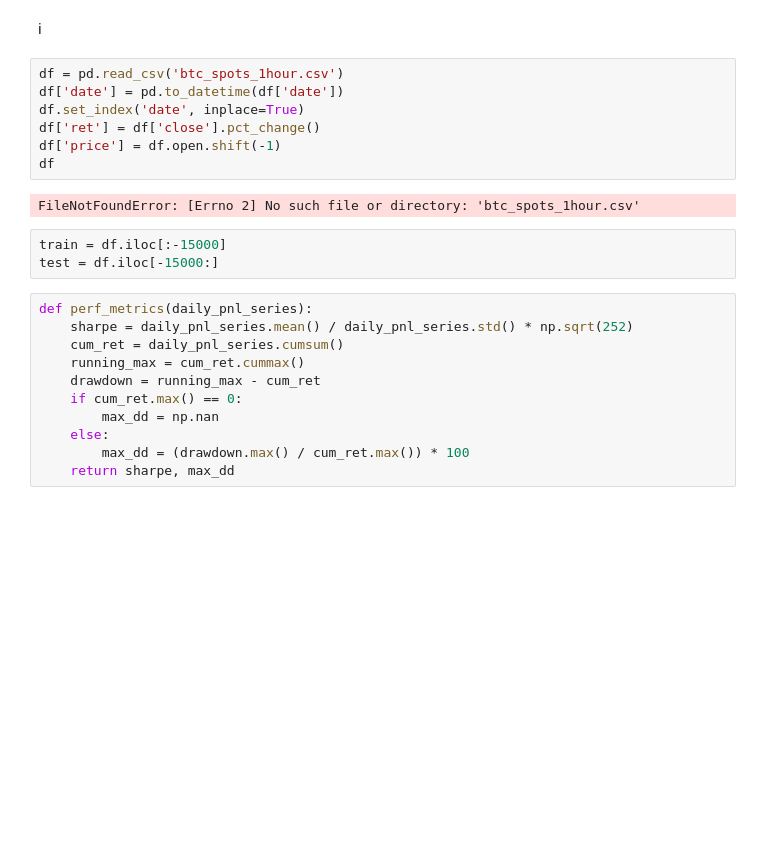
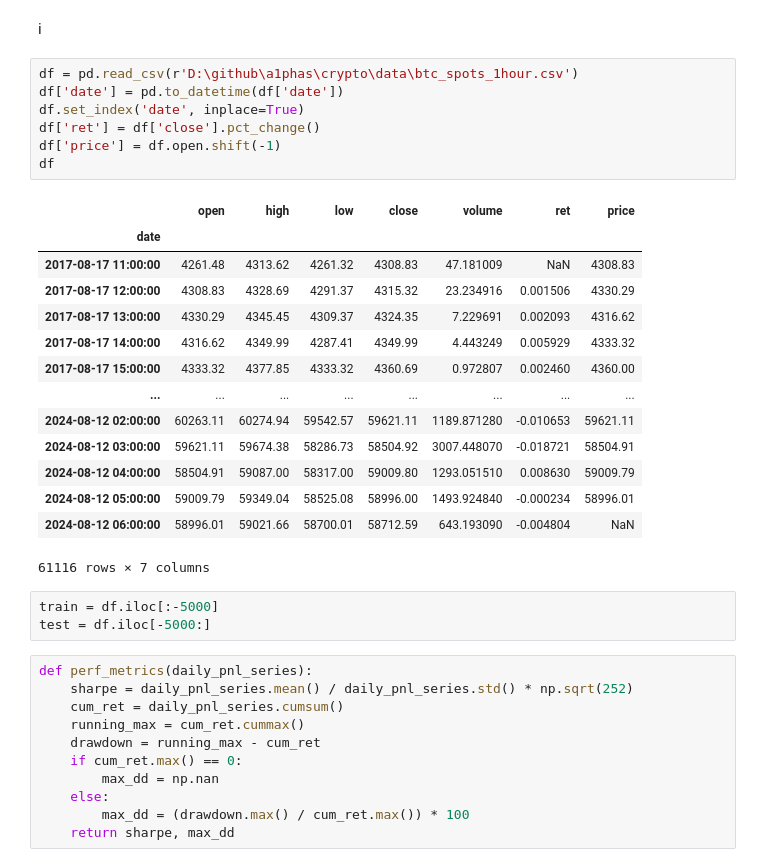
Before and after one commit to trungchien171/a1phas, a Jupyter notebook: crypto/backtest/bitcoin.ipynb, the cells around one changed output. Saved outputs shown, nothing was run; the diff lists cells and outputs as text; blank space fills up the shorter version.

```diff
--- a/crypto/backtest/bitcoin.ipynb
+++ b/crypto/backtest/bitcoin.ipynb
@@ -50,17 +50,30 @@ import os
 # %% [markdown]
 i
 # %%
-df = pd.read_csv('btc_spots_1hour.csv')
+df = pd.read_csv(r'D:\github\a1phas\crypto\data\btc_spots_1hour.csv')
 df['date'] = pd.to_datetime(df['date'])
 df.set_index('date', inplace=True)
 df['ret'] = df['close'].pct_change()
 df['price'] = df.open.shift(-1)
 df
 # %% [output]
+|  | open | high | low | close | volume | ret | price |
+| date |  |  |  |  |  |  |  |
+| 2017-08-17 11:00:00 | 4261.48 | 4313.62 | 4261.32 | 4308.83 | 47.181009 | NaN | 4308.83 |
+| 2017-08-17 12:00:00 | 4308.83 | 4328.69 | 4291.37 | 4315.32 | 23.234916 | 0.001506 | 4330.29 |
+| 2017-08-17 13:00:00 | 4330.29 | 4345.45 | 4309.37 | 4324.35 | 7.229691 | 0.002093 | 4316.62 |
+| 2017-08-17 14:00:00 | 4316.62 | 4349.99 | 4287.41 | 4349.99 | 4.443249 | 0.005929 | 4333.32 |
+| 2017-08-17 15:00:00 | 4333.32 | 4377.85 | 4333.32 | 4360.69 | 0.972807 | 0.002460 | 4360.00 |
+| ... | ... | ... | ... | ... | ... | ... | ... |
+| 2024-08-12 02:00:00 | 60263.11 | 60274.94 | 59542.57 | 59621.11 | 1189.871280 | -0.010653 | 59621.11 |
+| 2024-08-12 03:00:00 | 59621.11 | 59674.38 | 58286.73 | 58504.92 | 3007.448070 | -0.018721 | 58504.91 |
+| 2024-08-12 04:00:00 | 58504.91 | 59087.00 | 58317.00 | 59009.80 | 1293.051510 | 0.008630 | 59009.79 |
+| 2024-08-12 05:00:00 | 59009.79 | 59349.04 | 58525.08 | 58996.00 | 1493.924840 | -0.000234 | 58996.01 |
+| 2024-08-12 06:00:00 | 58996.01 | 59021.66 | 58700.01 | 58712.59 | 643.193090 | -0.004804 | NaN |
-FileNotFoundError: [Errno 2] No such file or directory: 'btc_spots_1hour.csv'
+61116 rows × 7 columns
 # %%
-train = df.iloc[:-15000]
-test = df.iloc[-15000:]
+train = df.iloc[:-5000]
+test = df.iloc[-5000:]
 # %%
 def perf_metrics(daily_pnl_series):
     sharpe = daily_pnl_series.mean() / daily_pnl_series.std() * np.sqrt(252)
```
Also changed, not shown: parts of 2 cells of this notebook, 3 other files.
